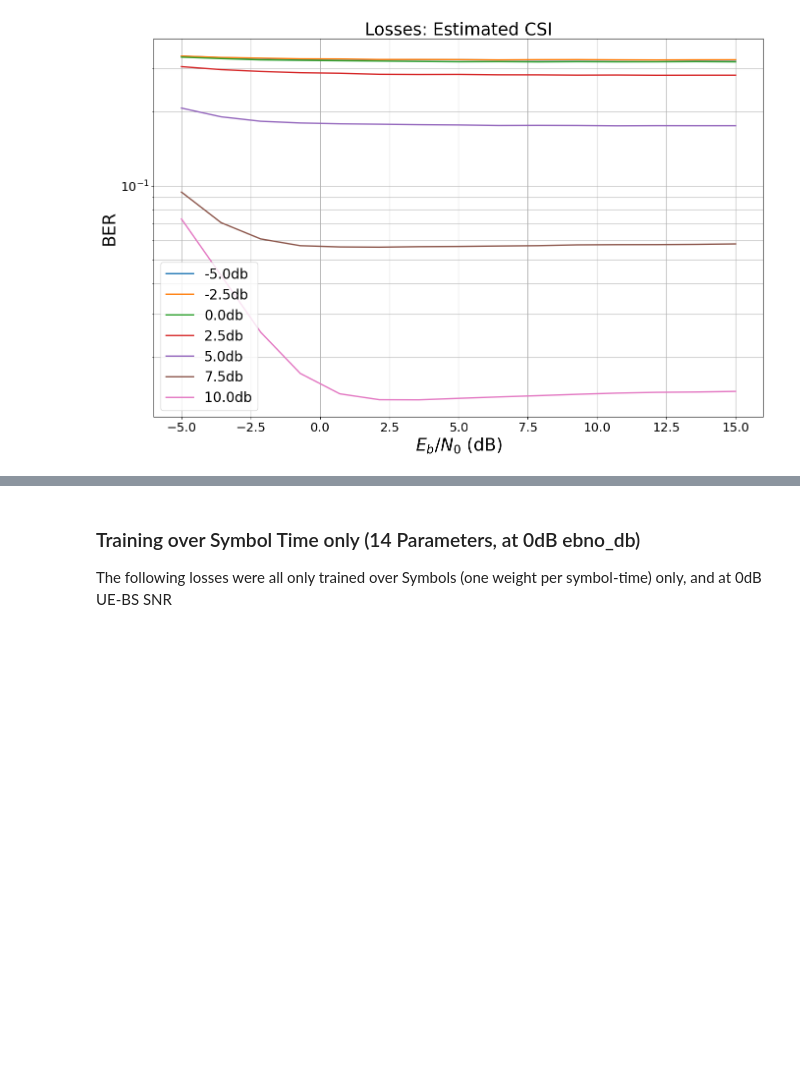
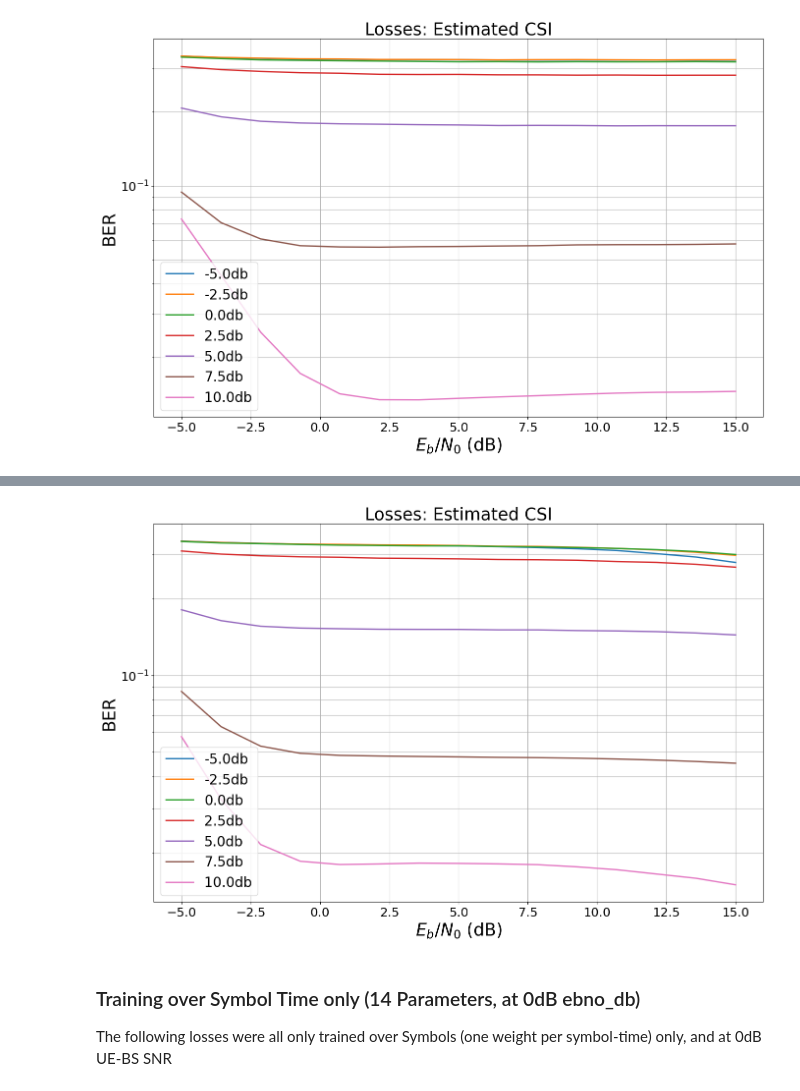
Before and after one commit to IIP-Group/pyjama, a Jupyter notebook: simulations/losses.ipynb, the cells around one changed output, grey strips where cells are left out. Drawn from its saved outputs; the diff is of its cells as text; code cells hidden in the pictures; blank space fills up the shorter version.

```diff
--- a/simulations/losses.ipynb
+++ b/simulations/losses.ipynb
@@ -191,3 +207,8 @@ ber_plots()
+# %%
+ber_plots.title = "Losses: Estimated CSI"
+ber_plots(show_bler=False)
+# %% [output]
+[figure, added]
 # %% [markdown]
 ### Training over Symbol Time only (14 Parameters, at 0dB ebno_db)
 The following losses were all only trained over Symbols (one weight per symbol-time) only, and at 0dB UE-BS SNR
```
Also changed, not shown: parts of 5 cells of this notebook, 7 other files.
